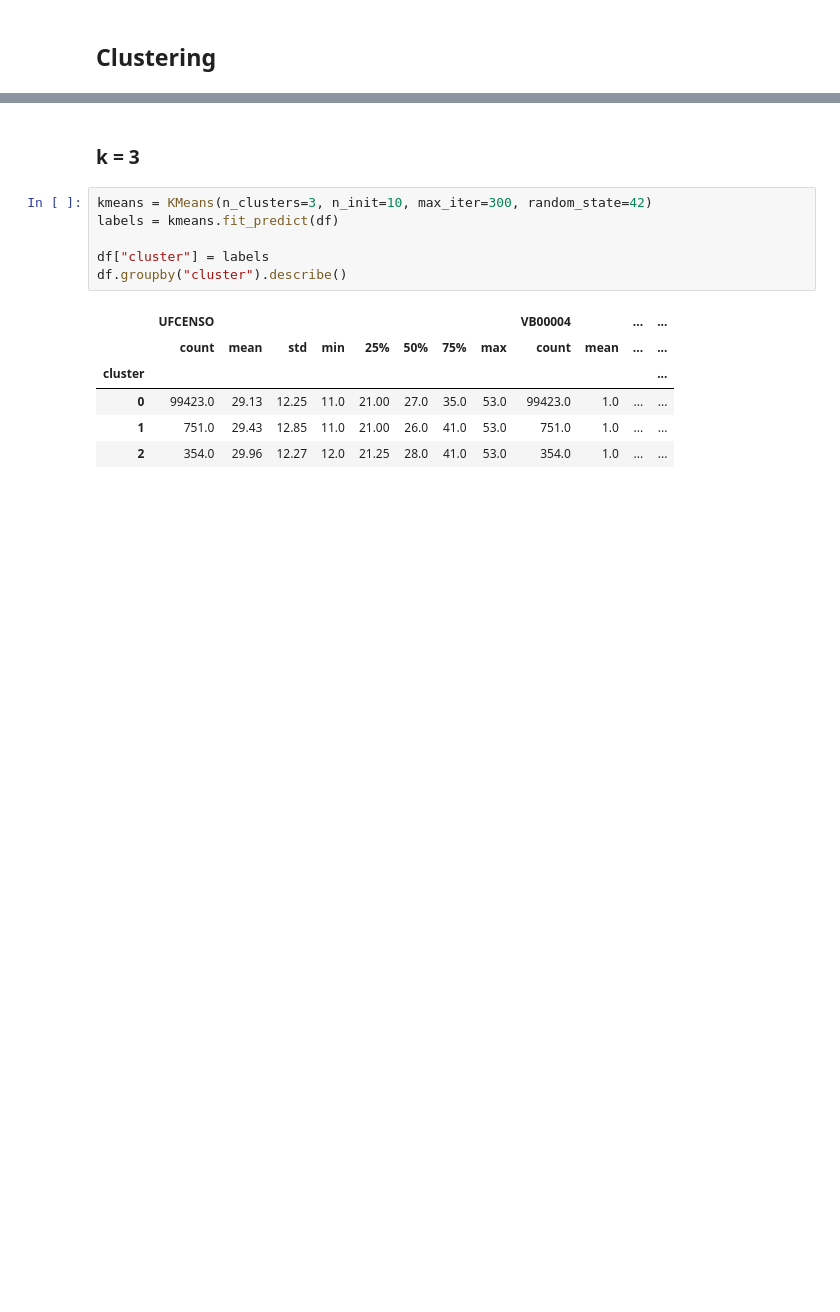
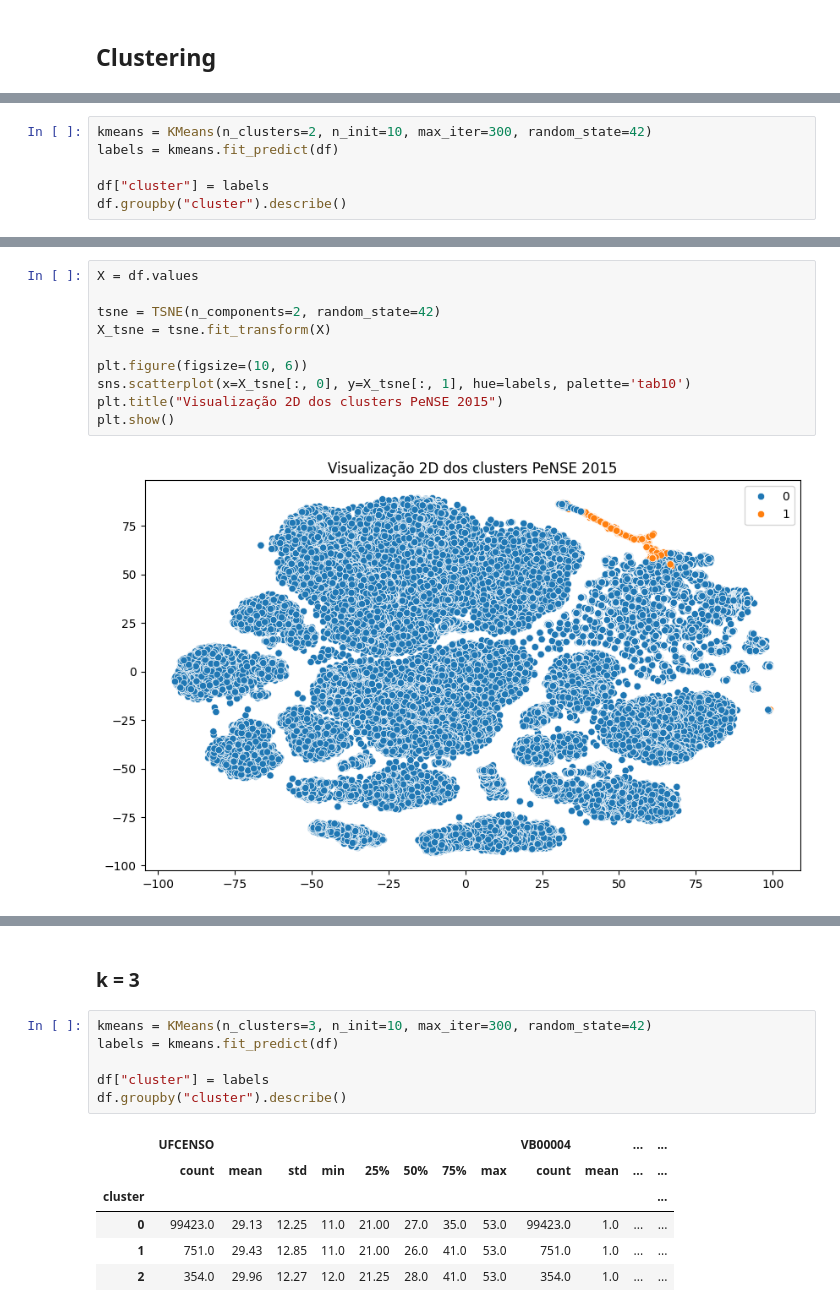
Before and after one commit to guilhermecamboim/pense-clustering-analysis, a Jupyter notebook: analise_PeNSE_2015.ipynb, the cells around one changed output, grey strips where cells are left out. Saved outputs shown, nothing was run; the diff lists cells and outputs as text; blank space fills up the shorter version.

```diff
--- a/analise_PeNSE_2015.ipynb
+++ b/analise_PeNSE_2015.ipynb
@@ -307,0 +307,6 @@ Melhor k pelo Davies-Bouldin Index: 2
+# %%
+kmeans = KMeans(n_clusters=2, n_init=10, max_iter=300, random_state=42)
+labels = kmeans.fit_predict(df)
+
+df["cluster"] = labels
+df.groupby("cluster").describe()
@@ -307,0 +320,12 @@ Melhor k pelo Davies-Bouldin Index: 2
+# %%
+X = df.values
+
+tsne = TSNE(n_components=2, random_state=42)
+X_tsne = tsne.fit_transform(X)
+
+plt.figure(figsize=(10, 6))
+sns.scatterplot(x=X_tsne[:, 0], y=X_tsne[:, 1], hue=labels, palette='tab10')
+plt.title("Visualização 2D dos clusters PeNSE 2015")
+plt.show()
+# %% [output]
+[figure, added]
```
Also changed, not shown: parts of 14 cells of this notebook, 2 other files.
